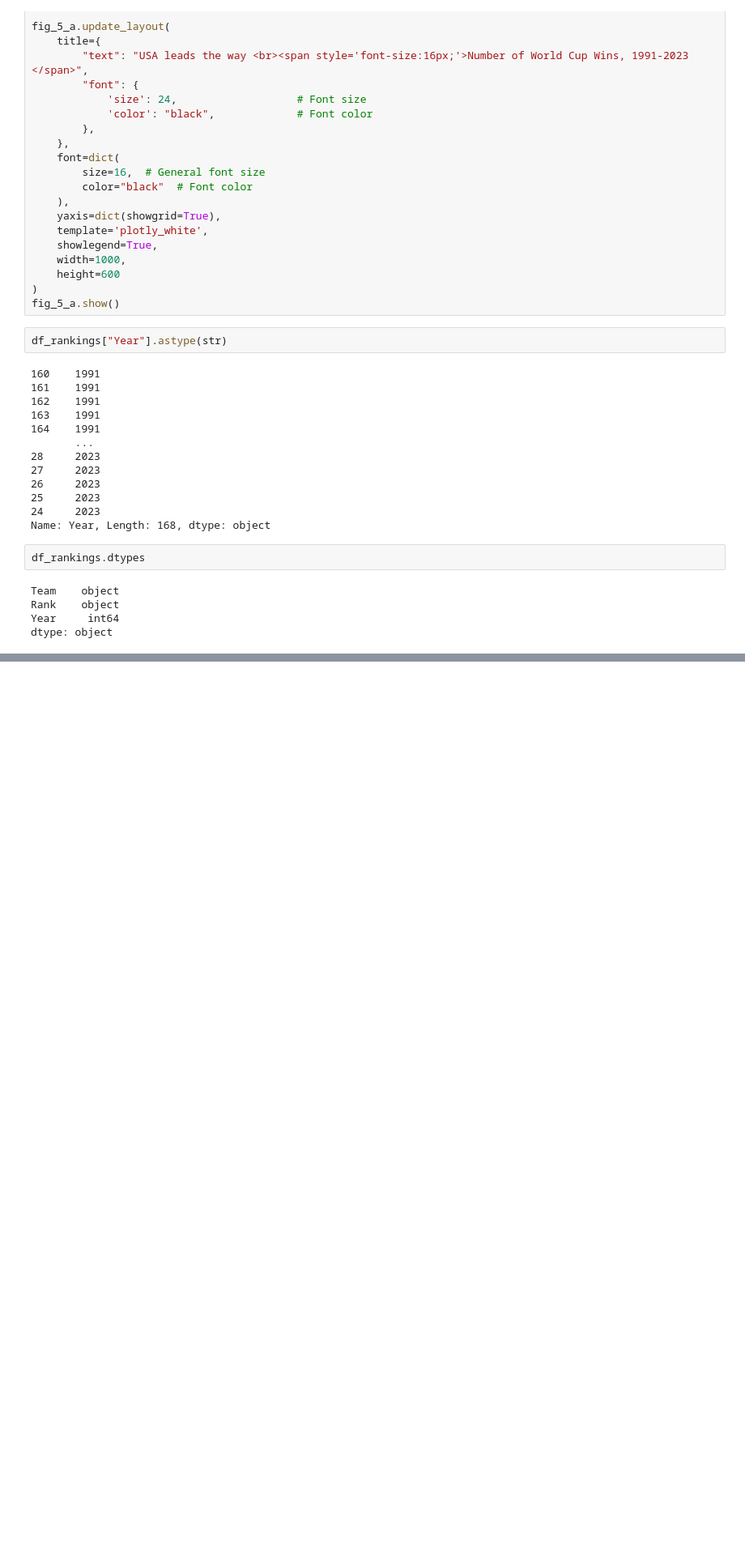
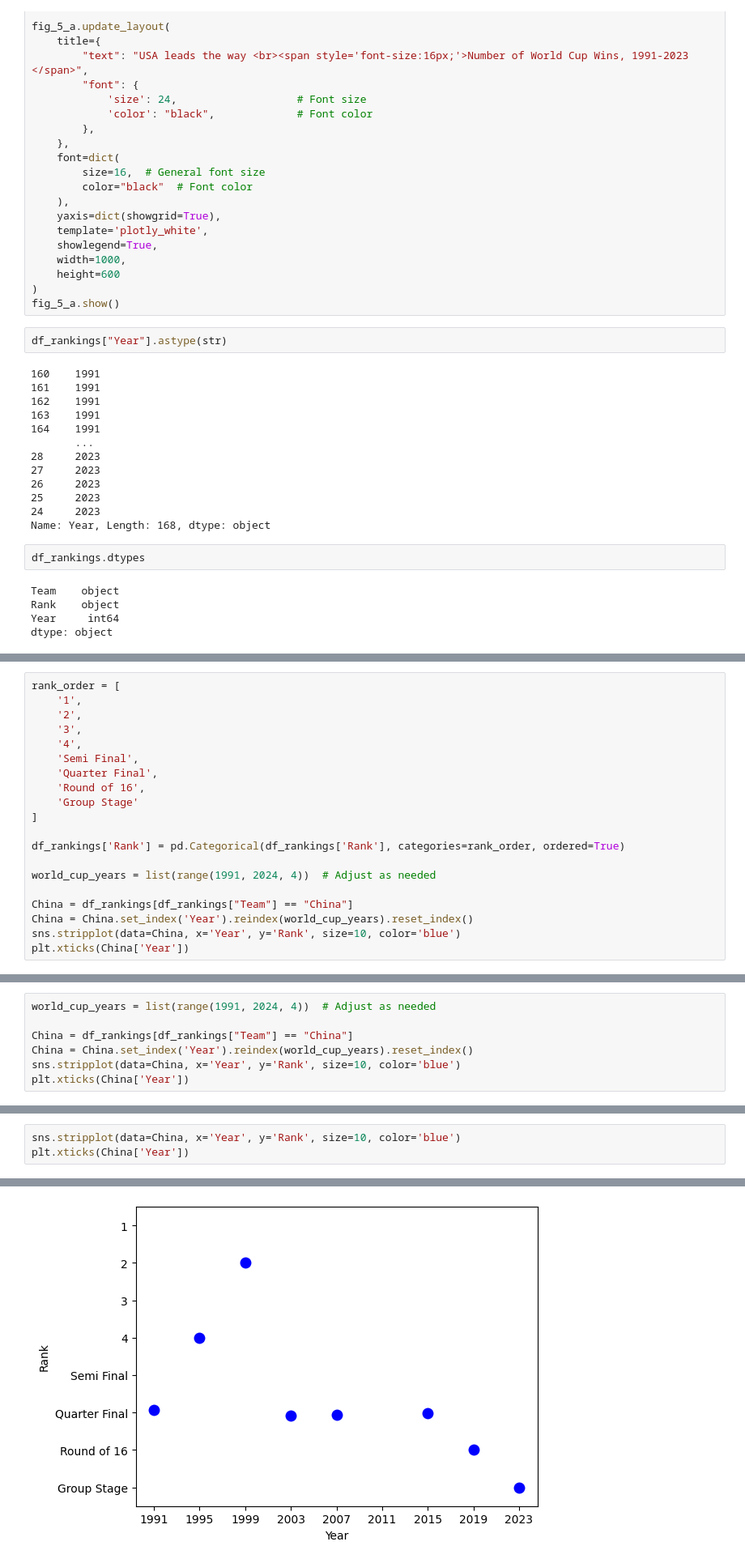
Before and after one commit to vishakiv/Margins_To_Main_Stage, a Jupyter notebook: EDA.ipynb, the cells around one changed output, grey strips where cells are left out. Shown at 81% size. Drawn from its saved outputs; the diff is of its cells as text; blank space fills up the shorter version.

```diff
--- a/EDA.ipynb
+++ b/EDA.ipynb
@@ -91,0 +146,20 @@ dtype: object
+# %%
+rank_order = [
+    '1',
+    '2',
+    '3',
+    '4',
+    'Semi Final',
+    'Quarter Final',
+    'Round of 16',
+    'Group Stage'
+]
+
+df_rankings['Rank'] = pd.Categorical(df_rankings['Rank'], categories=rank_order, ordered=True)
+
+world_cup_years = list(range(1991, 2024, 4))  # Adjust as needed
+
+China = df_rankings[df_rankings["Team"] == "China"]
+China = China.set_index('Year').reindex(world_cup_years).reset_index()
+sns.stripplot(data=China, x='Year', y='Rank', size=10, color='blue')
+plt.xticks(China['Year'])
@@ -91,0 +171,7 @@ dtype: object
+# %%
+world_cup_years = list(range(1991, 2024, 4))  # Adjust as needed
+
+China = df_rankings[df_rankings["Team"] == "China"]
+China = China.set_index('Year').reindex(world_cup_years).reset_index()
+sns.stripplot(data=China, x='Year', y='Rank', size=10, color='blue')
+plt.xticks(China['Year'])
@@ -91,0 +189,4 @@ dtype: object
+# %%
+sns.stripplot(data=China, x='Year', y='Rank', size=10, color='blue')
+plt.xticks(China['Year'])
+# %% [output]
@@ -91,0 +211 @@ dtype: object
+[figure, added]
```
Also changed, not shown: parts of 9 cells of this notebook, 3 other files.
